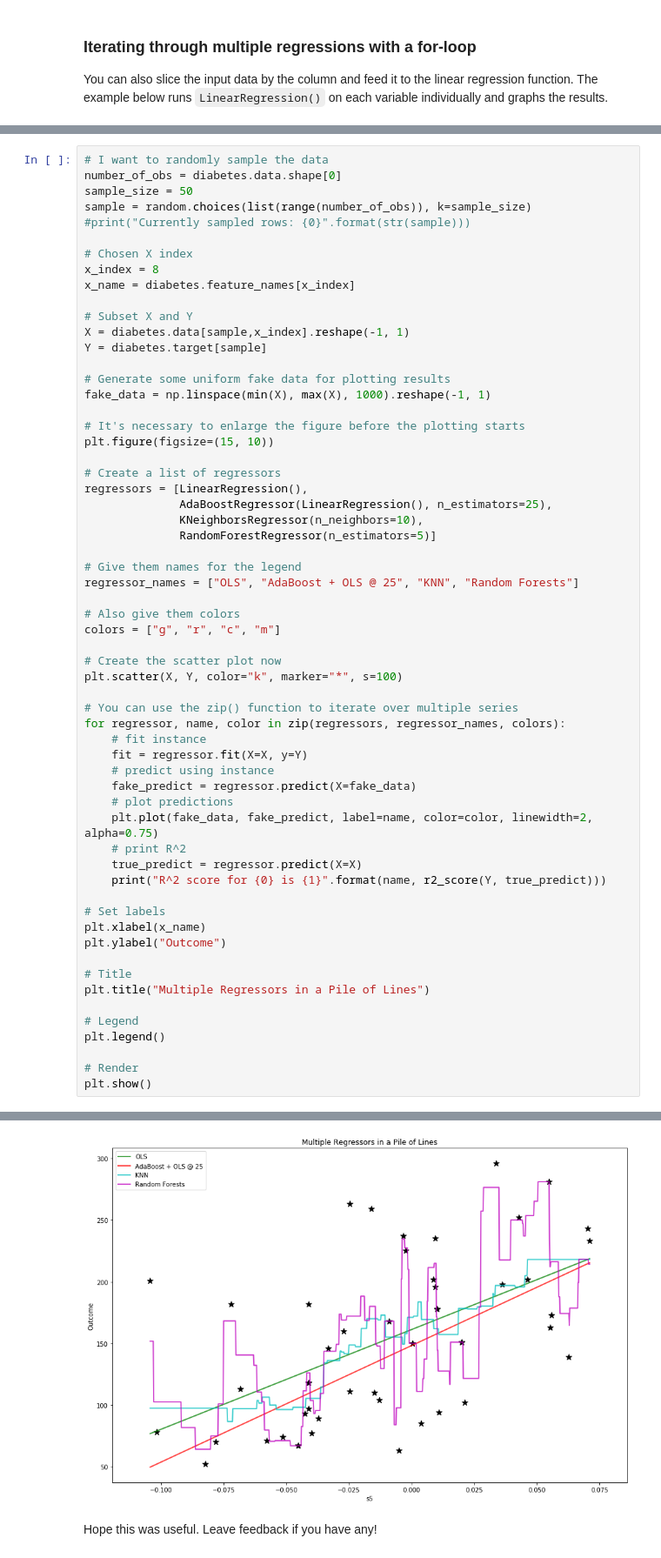
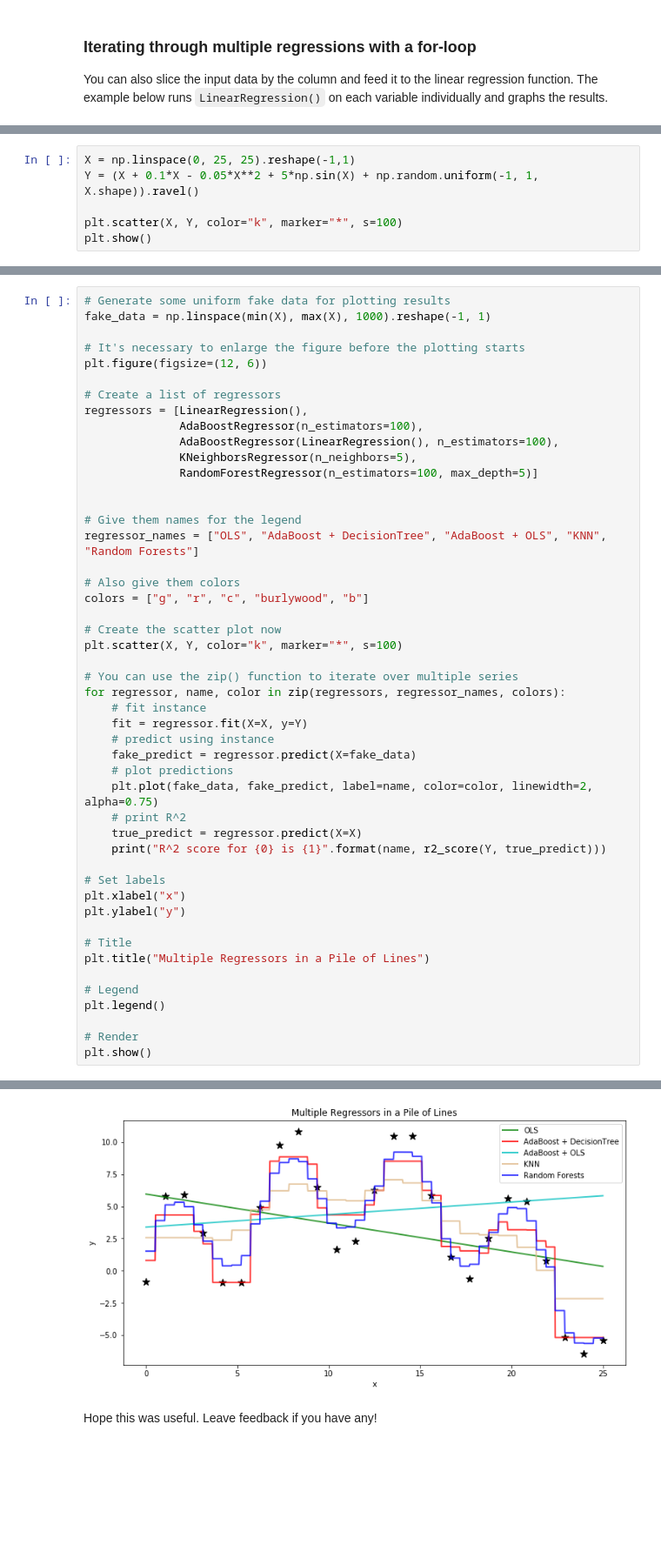
Before and after one commit to sjchiass/ml_guides, a Jupyter notebook: Statistical Learning/1_Regressions.ipynb, the cells around one changed output, grey strips where cells are left out. Shown at 87% size. Drawn from its saved outputs; the diff is of its cells as text; blank space fills up the shorter version.

```diff
--- a/Statistical Learning/1_Regressions.ipynb
+++ b/Statistical Learning/1_Regressions.ipynb
@@ -502,0 +479,6 @@ Bradley Efron, Trevor Hastie, Iain Johnstone and Robert Tibshirani (2004) "Least
+# %%
+X = np.linspace(0, 25, 25).reshape(-1,1)
+Y = (X + 0.1*X - 0.05*X**2 + 5*np.sin(X) + np.random.uniform(-1, 1, X.shape)).ravel()
+
+plt.scatter(X, Y, color="k", marker="*", s=100)
+plt.show()
@@ -519,37 +501,25 @@ Here are the regressors I use:
 
 I should also mention that I use the [`r2_score()`](scikit-learn.org/stable/modules/generated/sklearn.metrics.r2_score.html) metric. You can find other metrics in the [`sklearn.metrics`](http://scikit-learn.org/stable/modules/classes.html#regression-metrics) class to help you measure the performance of your models. These are good, but not as descriptive and friendly [as other statistical packages out there](www.statsmodels.org/); however, they're sufficient for machine learning.
 # %%
-# I want to randomly sample the data
-number_of_obs = diabetes.data.shape[0]
-sample_size = 50
-sample = random.choices(list(range(number_of_obs)), k=sample_size)
-#print("Currently sampled rows: {0}".format(str(sample)))
-
-# Chosen X index
-x_index = 8
-x_name = diabetes.feature_names[x_index]
-
-# Subset X and Y
-X = diabetes.data[sample,x_index].reshape(-1, 1)
-Y = diabetes.target[sample]
-
 # Generate some uniform fake data for plotting results
 fake_data = np.linspace(min(X), max(X), 1000).reshape(-1, 1)
 
 # It's necessary to enlarge the figure before the plotting starts
-plt.figure(figsize=(15, 10))
+plt.figure(figsize=(12, 6))
 
 # Create a list of regressors
 regressors = [LinearRegression(),
-              AdaBoostRegressor(LinearRegression(), n_estimators=25),
-              KNeighborsRegressor(n_neighbors=10),
-              RandomForestRegressor(n_estimators=5)]
+              AdaBoostRegressor(n_estimators=100),
+              AdaBoostRegressor(LinearRegression(), n_estimators=100),
+              KNeighborsRegressor(n_neighbors=5),
+              RandomForestRegressor(n_estimators=100, max_depth=5)]
+
 
 # Give them names for the legend
-regressor_names = ["OLS", "AdaBoost + OLS @ 25", "KNN", "Random Forests"]
+regressor_names = ["OLS", "AdaBoost + DecisionTree", "AdaBoost + OLS", "KNN", "Random Forests"]
 
 # Also give them colors
-colors = ["g", "r", "c", "m"]
+colors = ["g", "r", "c", "burlywood", "b"]
 
 # Create the scatter plot now
 plt.scatter(X, Y, color="k", marker="*", s=100)
@@ -567,8 +537,8 @@ for regressor, name, color in zip(regressors, regressor_names, colors):
     print("R^2 score for {0} is {1}".format(name, r2_score(Y, true_predict)))
 
 # Set labels
-plt.xlabel(x_name)
-plt.ylabel("Outcome")
+plt.xlabel("x")
+plt.ylabel("y")
 
 # Title
 plt.title("Multiple Regressors in a Pile of Lines")
@@ -586,3 +557,3 @@ R^2 score for Random Forests is 0.7619084893398655
-[figure, old version]
+[figure, new version]
 # %% [markdown]
 Hope this was useful. Leave feedback if you have any!
```
Also changed, not shown: parts of 7 cells of this notebook, 3 other files.
